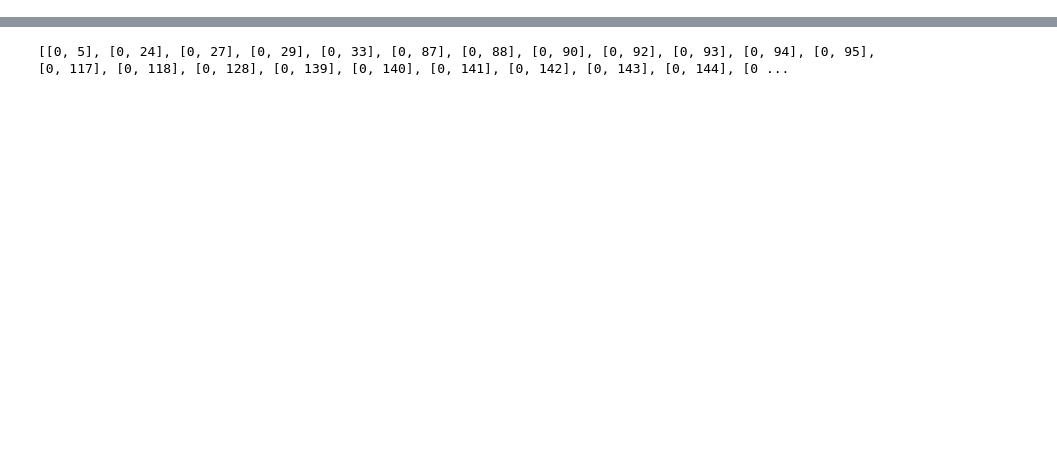
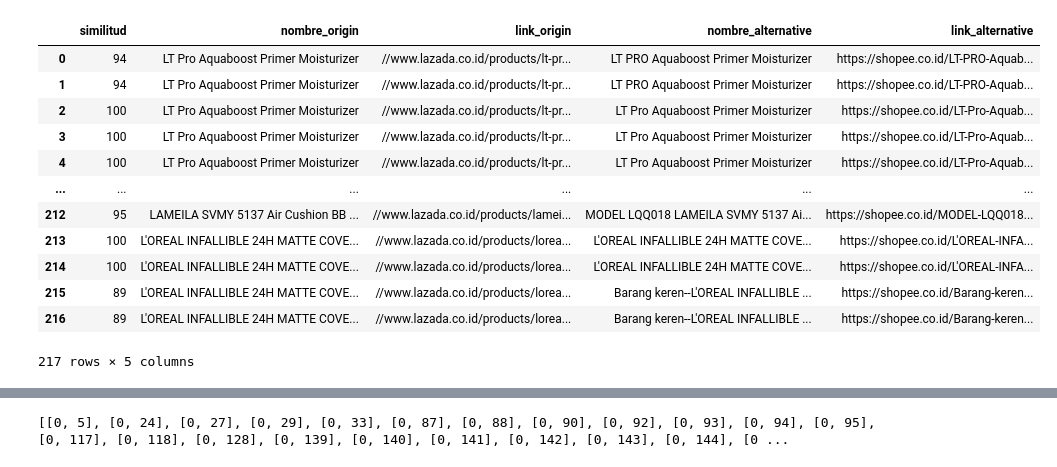
Before and after one commit to Miguelcc17/matchX2, a Jupyter notebook: pruebas.ipynb, the cells around one changed output, grey strips where cells are left out. Saved outputs shown, nothing was run; the diff lists cells and outputs as text; code cells hidden in the pictures; blank space fills up the shorter version.

```diff
--- a/pruebas.ipynb
+++ b/pruebas.ipynb
@@ -8 +8,17 @@ import spacy
 import matcher2
+# %%
+matcher2.get_df('shopee_lazada.json')
+# %% [output]
+|  | similitud | nombre_origin | link_origin | nombre_alternative | link_alternative |
+| 0 | 94 | LT Pro Aquaboost Primer Moisturizer | //www.lazada.co.id/products/lt-pr... | LT PRO Aquaboost Primer Moisturizer | https://shopee.co.id/LT-PRO-Aquab... |
+| 1 | 94 | LT Pro Aquaboost Primer Moisturizer | //www.lazada.co.id/products/lt-pr... | LT PRO Aquaboost Primer Moisturizer | https://shopee.co.id/LT-PRO-Aquab... |
+| 2 | 100 | LT Pro Aquaboost Primer Moisturizer | //www.lazada.co.id/products/lt-pr... | LT Pro Aquaboost Primer Moisturizer | https://shopee.co.id/LT-Pro-Aquab... |
+| 3 | 100 | LT Pro Aquaboost Primer Moisturizer | //www.lazada.co.id/products/lt-pr... | LT Pro Aquaboost Primer Moisturizer | https://shopee.co.id/LT-Pro-Aquab... |
+| 4 | 100 | LT Pro Aquaboost Primer Moisturizer | //www.lazada.co.id/products/lt-pr... | LT Pro Aquaboost Primer Moisturizer | https://shopee.co.id/LT-Pro-Aquab... |
+| ... | ... | ... | ... | ... | ... |
+| 212 | 95 | LAMEILA SVMY 5137 Air Cushion BB ... | //www.lazada.co.id/products/lamei... | MODEL LQQ018 LAMEILA SVMY 5137 Ai... | https://shopee.co.id/MODEL-LQQ018... |
+| 213 | 100 | L'OREAL INFALLIBLE 24H MATTE COVE... | //www.lazada.co.id/products/lorea... | L'OREAL INFALLIBLE 24H MATTE COVE... | https://shopee.co.id/L'OREAL-INFA... |
+| 214 | 100 | L'OREAL INFALLIBLE 24H MATTE COVE... | //www.lazada.co.id/products/lorea... | L'OREAL INFALLIBLE 24H MATTE COVE... | https://shopee.co.id/L'OREAL-INFA... |
+| 215 | 89 | L'OREAL INFALLIBLE 24H MATTE COVE... | //www.lazada.co.id/products/lorea... | Barang keren--L'OREAL INFALLIBLE ... | https://shopee.co.id/Barang-keren... |
+| 216 | 89 | L'OREAL INFALLIBLE 24H MATTE COVE... | //www.lazada.co.id/products/lorea... | Barang keren--L'OREAL INFALLIBLE ... | https://shopee.co.id/Barang-keren... |
+217 rows × 5 columns
```
Also changed, not shown: parts of 20 cells of this notebook, 4 other files.
